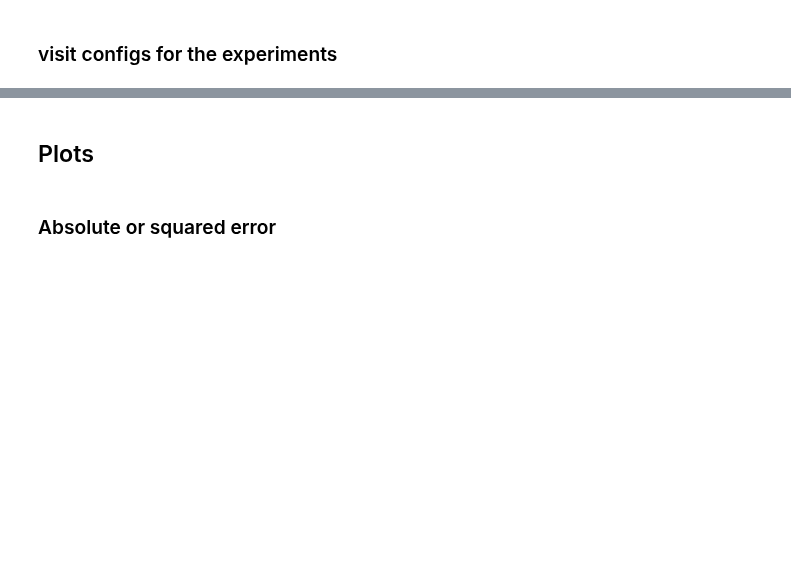
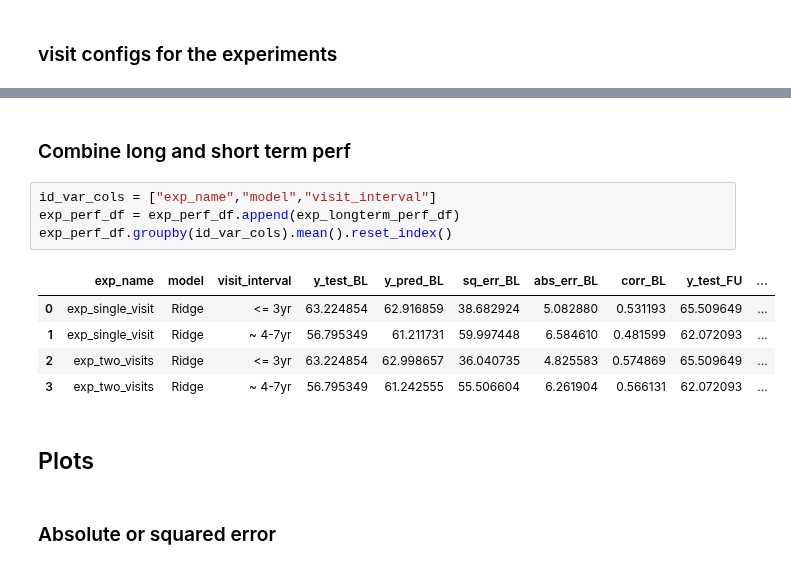
Before and after one commit to nikhil153/brain-diff, a Jupyter notebook: notebooks/3a_baseline_ML_models.ipynb, the cells around one changed output, grey strips where cells are left out. Cells and saved outputs as stored; diff of their text form; blank space fills up the shorter version.

```diff
--- a/notebooks/3a_baseline_ML_models.ipynb
+++ b/notebooks/3a_baseline_ML_models.ipynb
@@ -176,3 +270,15 @@ exp_perf_df.groupby(["exp_name","model"]).mean().reset_index()
+# %% [markdown]
+### Combine long and short term perf
+# %%
+id_var_cols = ["exp_name","model","visit_interval"]
+exp_perf_df = exp_perf_df.append(exp_longterm_perf_df)
+exp_perf_df.groupby(id_var_cols).mean().reset_index()
+# %% [output]
+|  | exp_name | model | visit_interval | y_test_BL | y_pred_BL | sq_err_BL | abs_err_BL | corr_BL | y_test_FU | ... |
+| 0 | exp_single_visit | Ridge | <= 3yr | 63.224854 | 62.916859 | 38.682924 | 5.082880 | 0.531193 | 65.509649 | ... |
+| 1 | exp_single_visit | Ridge | ~ 4-7yr | 56.795349 | 61.211731 | 59.997448 | 6.584610 | 0.481599 | 62.072093 | ... |
+| 2 | exp_two_visits | Ridge | <= 3yr | 63.224854 | 62.998657 | 36.040735 | 4.825583 | 0.574869 | 65.509649 | ... |
+| 3 | exp_two_visits | Ridge | ~ 4-7yr | 56.795349 | 61.242555 | 55.506604 | 6.261904 | 0.566131 | 62.072093 | ... |
 # %% [markdown]
 ## Plots
 # %% [markdown]
```
Also changed, not shown: parts of 19 cells of this notebook, 1 other file.
